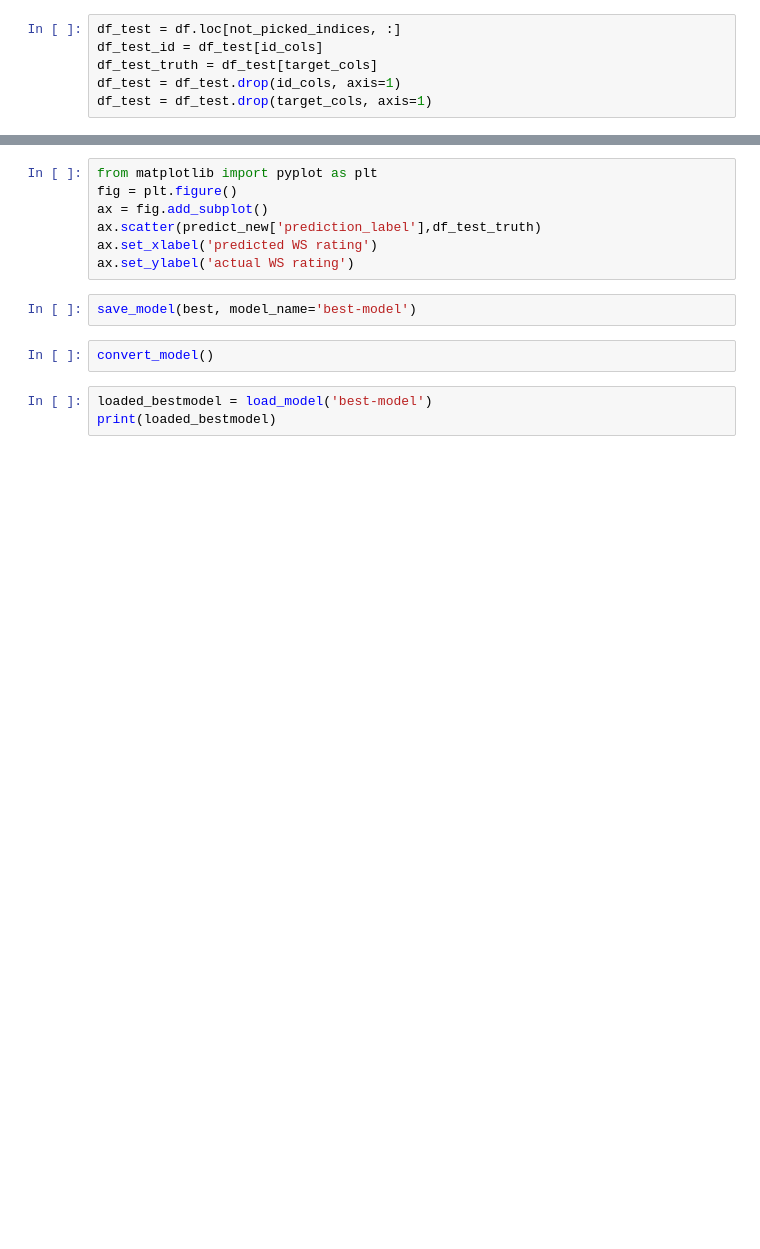
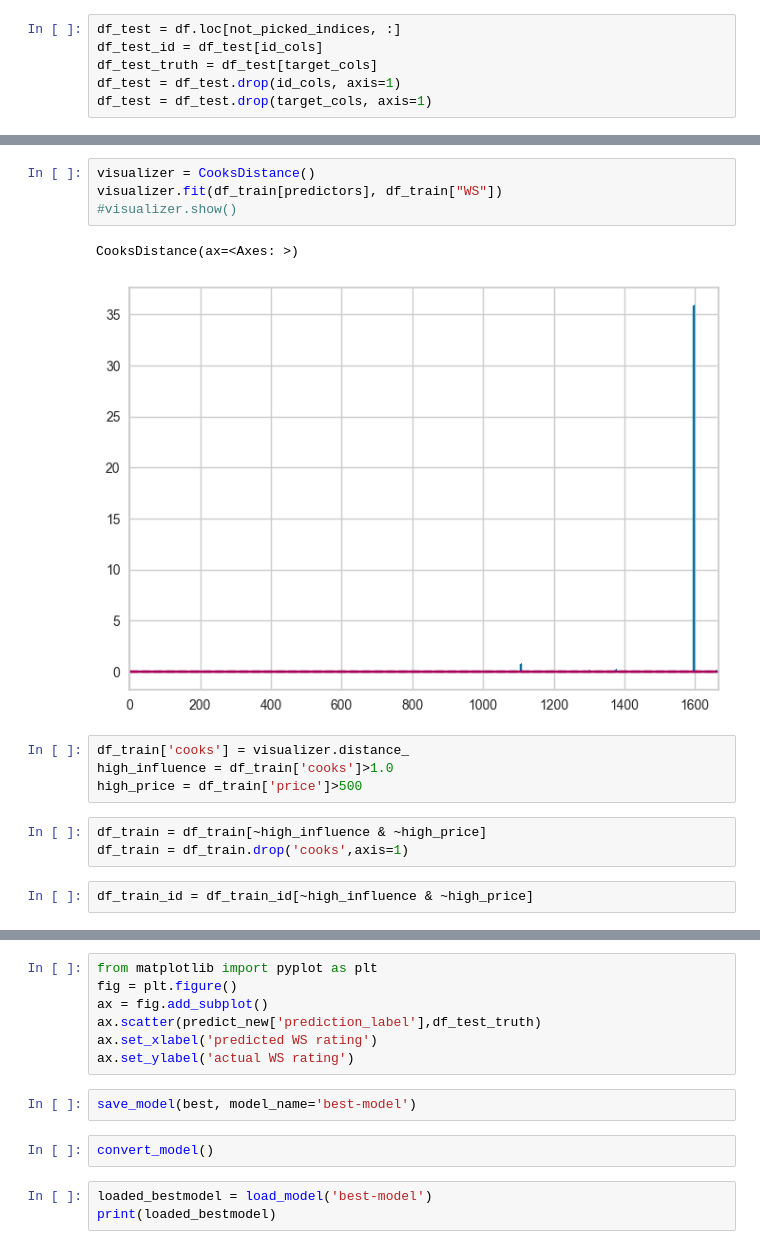
Before and after one commit to wilsonify/ThoughtfulMachineLearning, a Jupyter notebook: wine/predict_ws_from_meta.ipynb, the cells around one changed output, grey strips where cells are left out. Cells and saved outputs as stored; diff of their text form; blank space fills up the shorter version.

Commit message:
update predict_ws_from_meta

```diff
--- a/wine/predict_ws_from_meta.ipynb
+++ b/wine/predict_ws_from_meta.ipynb
@@ -82,3 +91,19 @@ print(list(df.describe()))
+# %%
+visualizer = CooksDistance()
+visualizer.fit(df_train[predictors], df_train["WS"])
+#visualizer.show()
+# %% [output]
+CooksDistance(ax=<Axes: >)
+[figure, added]
+# %%
+df_train['cooks'] = visualizer.distance_
+high_influence = df_train['cooks']>1.0
+high_price = df_train['price']>500
+# %%
+df_train = df_train[~high_influence & ~high_price]
+df_train = df_train.drop('cooks',axis=1)
+# %%
+df_train_id = df_train_id[~high_influence & ~high_price]
 # %%
 print("2. Initialize Setup")
 reg1 = setup(
```
Also changed, not shown: parts of 34 cells of this notebook, 4 other files.
